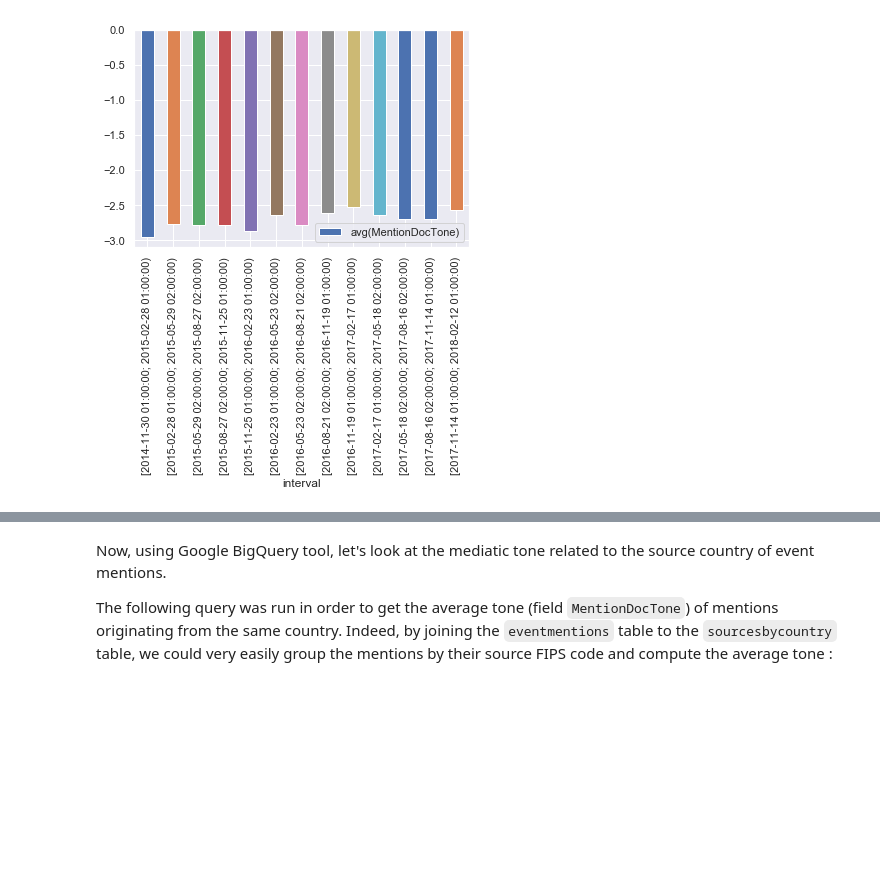
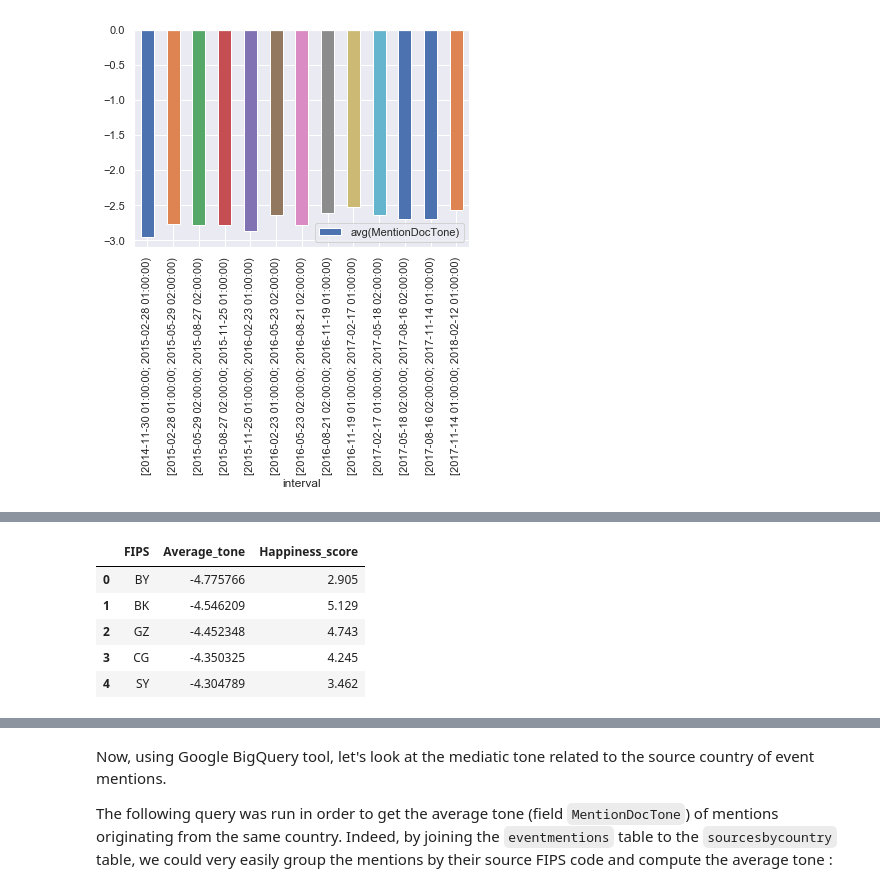
Before and after one commit to lbrgt/ADA_Project, a Jupyter notebook: Milestone2.ipynb, the cells around one changed output, grey strips where cells are left out. Drawn from its saved outputs; the diff is of its cells as text; code cells hidden in the pictures; blank space fills up the shorter version.

Commit message:
Sinan correlation

```diff
--- a/Milestone2.ipynb
+++ b/Milestone2.ipynb
@@ -204,0 +215,2 @@ Note that some country values were missing in the Happiness World report, thus w
+# %%
+event_df = spark.read.parquet("/Users/sinangokce/Desktop/Project_ESKI/ADA_Project/Data/events_useful.parquet")
@@ -204,0 +252,10 @@ Note that some country values were missing in the Happiness World report, thus w
+# %%
+AvgTone_happiness = pd.merge(merged, happiness_df, how='inner', on='FIPS')
+AvgTone_happiness.head()
+# %% [output]
+|  | FIPS | Average_tone | Happiness_score |
+| 0 | BY | -4.775766 | 2.905 |
+| 1 | BK | -4.546209 | 5.129 |
+| 2 | GZ | -4.452348 | 4.743 |
+| 3 | CG | -4.350325 | 4.245 |
+| 4 | SY | -4.304789 | 3.462 |
```
Also changed, not shown: parts of 12 cells of this notebook.
